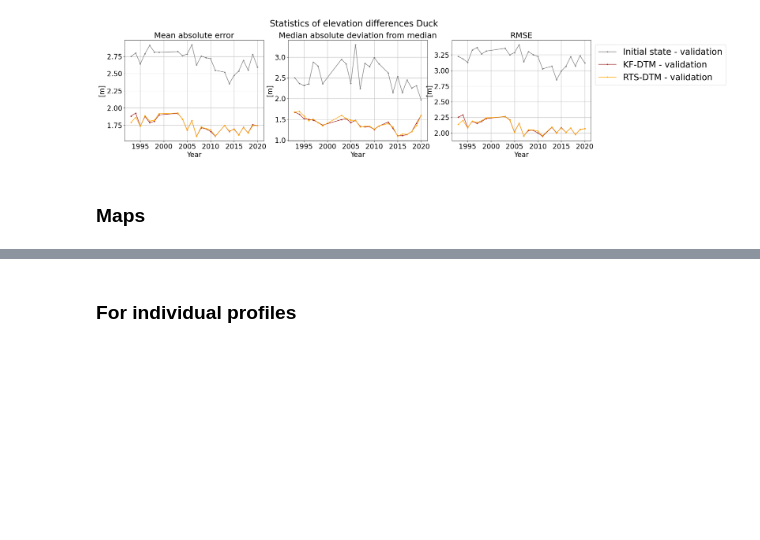
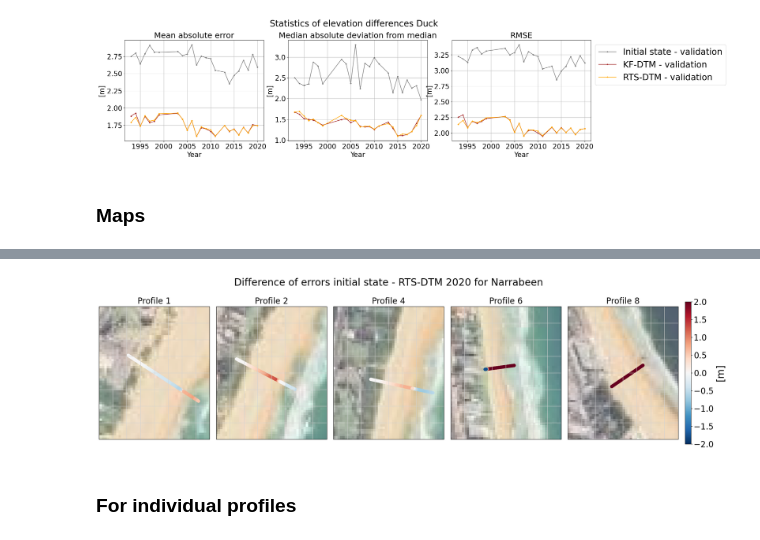
Before and after one commit to 3enedix/P2-DEM-from-RS-code, a Jupyter notebook: 33_Narrabeen_validation.ipynb, the cells around one changed output, grey strips where cells are left out. Drawn from its saved outputs; the diff is of its cells as text; code cells hidden in the pictures; blank space fills up the shorter version.

```diff
--- a/33_Narrabeen_validation.ipynb
+++ b/33_Narrabeen_validation.ipynb
@@ -3,7 +3,7 @@
 # %% [markdown]
 ## Paths & Co
 # %%
-new_kalman_run = True
+new_kalman_run = False
 animation = False
 # %%
 # paths jupyter utwente
@@ -398,3 +368,54 @@ plt.savefig(f'{path_output}Narra_map_diff_errors_init-RTS_{year}.png', dpi=300,
+# %%
+year = '2020'
+diff_init = init_interp['init'] - vali_gdf[year]
+diff_rts = rts_interp[year] - vali_gdf[year]
+diff_rts_init = np.abs(diff_init) - np.abs(diff_rts)
+
+projection = ccrs.PlateCarree()
+request = cimgt.GoogleTiles(style="satellite")
+zoom = 15
+fig, axs = plt.subplots(1, 5, figsize=(20,8), subplot_kw=dict(projection=request.crs))
+fig.tight_layout()
+
+x = vali_gdf.geometry.x
+y = vali_gdf.geometry.y
+for ax in axs:
+    plot = ax.scatter(x, y, marker='o', s=50, c=diff_rts_init, transform=ccrs.PlateCarree(),
+                  cmap='RdBu_r', vmin=-2, vmax=2)
+
+axs[0].set_extent([151.304, 151.306, -33.707, -33.705], crs=ccrs.PlateCarree())
+axs[0].gridlines(draw_labels=False, zorder=0, color='lightgrey')
+axs[0].add_image(request, zoom, alpha=0.7, zorder=0)
+axs[0].set_title('Profile 1')
+
+axs[1].set_extent([151.3025, 151.3045, -33.7105, -33.7085], crs=ccrs.PlateCarree())
+axs[1].gridlines(draw_labels=False, zorder=0, color='lightgrey')
+axs[1].add_image(request, zoom, alpha=0.7, zorder=0)
+axs[1].set_title('Profile 2')
+
+axs[2].set_extent([151.299, 151.301, -33.718, -33.716], crs=ccrs.PlateCarree())
+axs[2].gridlines(draw_labels=False, zorder=0, color='lightgrey')
+axs[2].add_image(request, zoom, alpha=0.7, zorder=0)
+axs[2].set_title('Profile 4')
+
+axs[3].set_extent([151.299, 151.301, -33.726, -33.724], crs=ccrs.PlateCarree())
+axs[3].gridlines(draw_labels=False, zorder=0, color='lightgrey')
+axs[3].add_image(request, zoom, alpha=0.7, zorder=0)
+axs[3].set_title('Profile 6')
+
+axs[4].set_extent([151.301, 151.303, -33.733, -33.731], crs=ccrs.PlateCarree())
+axs[4].gridlines(draw_labels=False, zorder=0, color='lightgrey')
+axs[4].add_image(request, zoom, alpha=0.7, zorder=0)
+axs[4].set_title('Profile 8')
+
+cbar_ax = fig.add_axes([1, 0.2, 0.01, 0.6])
+fig.colorbar(plot, cax=cbar_ax).set_label(label='[m]',size=24)
+
+fig.suptitle(f'Difference of errors initial state - RTS-DTM {year} for Narrabeen', y=.9, fontsize=24);
+
+plt.savefig(f'{path_output}Narra_map_diff_errors_init-RTS_{year}.png', dpi=300, bbox_inches='tight')
+# %% [output]
+[figure, added]
 # %% [markdown]
 ### For individual profiles
 # %%
```
Also changed, not shown: parts of 8 cells of this notebook, 5 other files.
